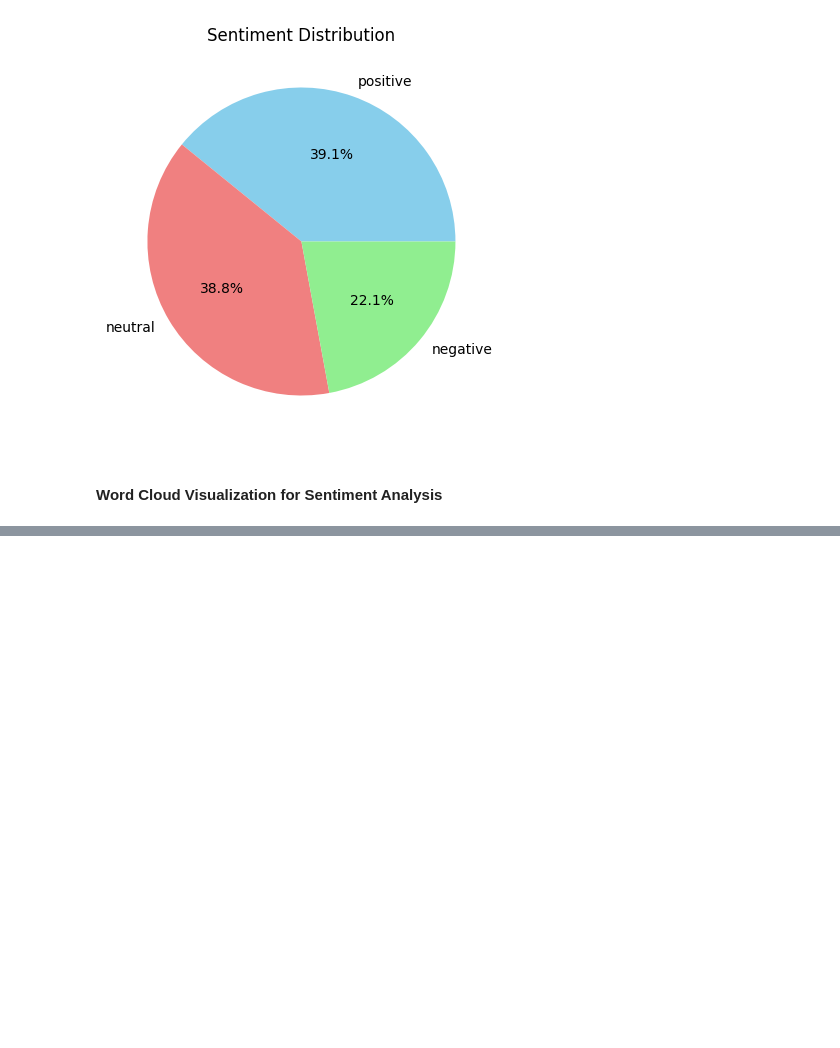
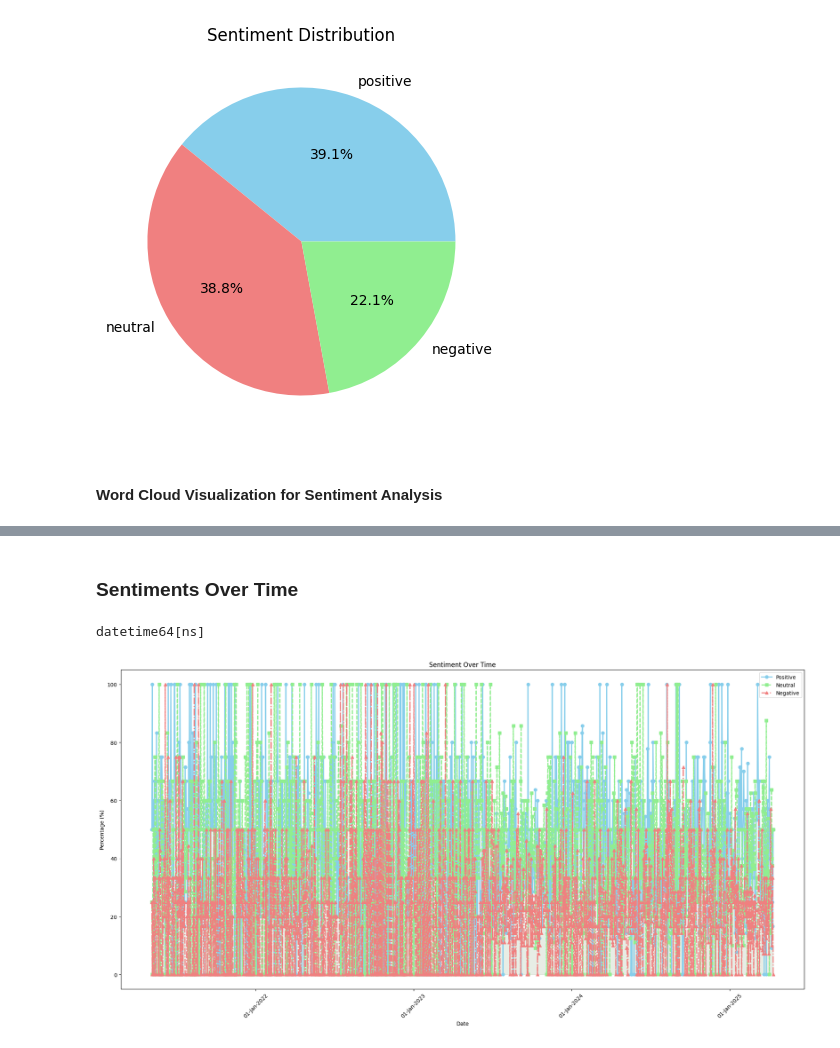
Before and after one commit to Iyanuadeleye01/web-scraping-and-sentiment-analysis, a Jupyter notebook: main.ipynb, the cells around one changed output, grey strips where cells are left out. Saved outputs shown, nothing was run; the diff lists cells and outputs as text; code cells hidden in the pictures; blank space fills up the shorter version.

Commit message:
Add sentiment trend

```diff
--- a/main.ipynb
+++ b/main.ipynb
@@ -182,0 +192,49 @@ plt.show()
+# %% [markdown]
+### Sentiments Over Time
+# %%
+# Convert to date format
+df['Date'] = pd.to_datetime(df['Date'], format='mixed', dayfirst=True, errors='coerce')
+print(df['Date'].dtypes)
+
+# Sort the dataframe by date column
+df = df.sort_values(by='Date')
+
+# Group by date and sentiment
+groupby_date_sentiment = df.groupby(['Date', 'Sentiment']).size().unstack(fill_value=0)
+
+# Represent any missing sentiment as 0
+for sentiment in ['positive', 'negative', 'neutral']:
+    if sentiment not in groupby_date_sentiment.columns:
+        groupby_date_sentiment[sentiment] = 0
+
+# To calculate the percentage of each sentiment
+pct_sentiment_date =groupby_date_sentiment.div(groupby_date_sentiment.sum(axis=1), axis=0) * 100
+
+# To plot the sentiment over time
+plt.figure(figsize=(19, 10))
+plt.plot(pct_sentiment_date.index, pct_sentiment_date['positive'],marker='o',linewidth=2,linestyle='-', label='Positive', color='skyblue')
+plt.plot(pct_sentiment_date.index, pct_sentiment_date['neutral'],marker='s',linewidth=2,linestyle='--', label='Neutral', color='lightgreen')
+plt.plot(pct_sentiment_date.index, pct_sentiment_date['negative'],marker='^',linewidth=2,linestyle='-.', label='Negative', color='lightcoral')
+
+# Add fill between for better visualization
+plt.fill_between(pct_sentiment_date.index, pct_sentiment_date['positive'], color='skyblue', alpha=0.1)
+plt.fill_between(pct_sentiment_date.index, pct_sentiment_date['neutral'], color='lightcoral', alpha=0.1)
+plt.fill_between(pct_sentiment_date.index, pct_sentiment_date['negative'], color='lightgreen', alpha=0.1)
+
+# Format the x-axis to show dates properly
+plt.gca().xaxis.set_major_formatter(mdates.DateFormatter('%d-%b-%Y'))
+plt.gca().xaxis.set_major_locator(mdates.YearLocator(base=1))
+plt.xticks(rotation=45)
+
+# To add labels and title
+plt.xlabel('Date')
+plt.ylabel('Percentage (%)')
+plt.title('Sentiment Over Time')
+#plt.grid(visible=True, linestyle='--', alpha=0.7)
+plt.tight_layout()
+plt.legend()
+#plt.savefig('sentiment_over_time.png', dpi=300)
+plt.show()
+# %% [output]
+datetime64[ns]
+[figure, added]
```
Also changed, not shown: parts of 3 cells of this notebook, 1 other file.
